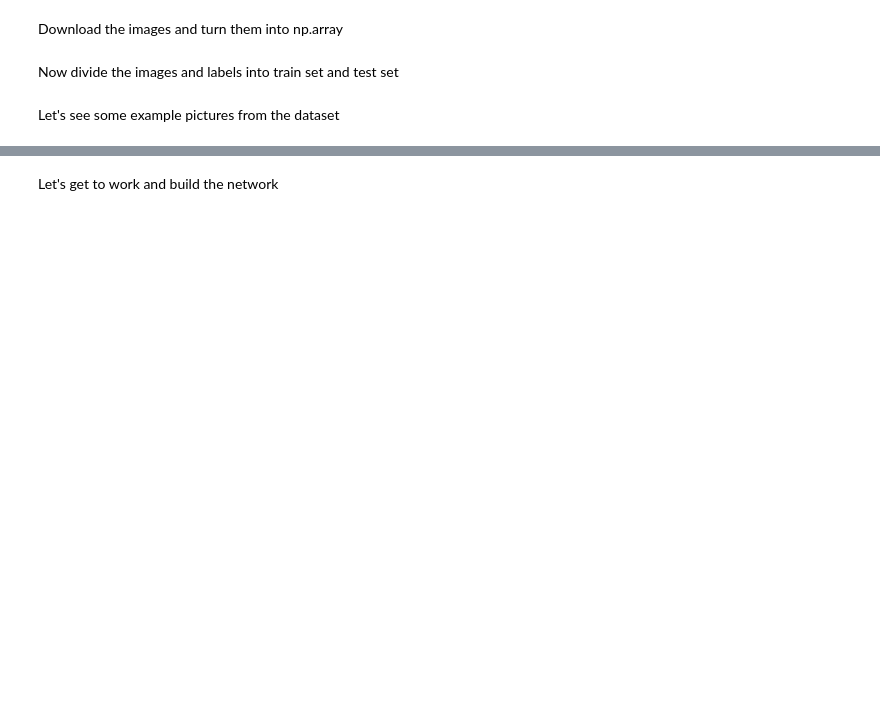
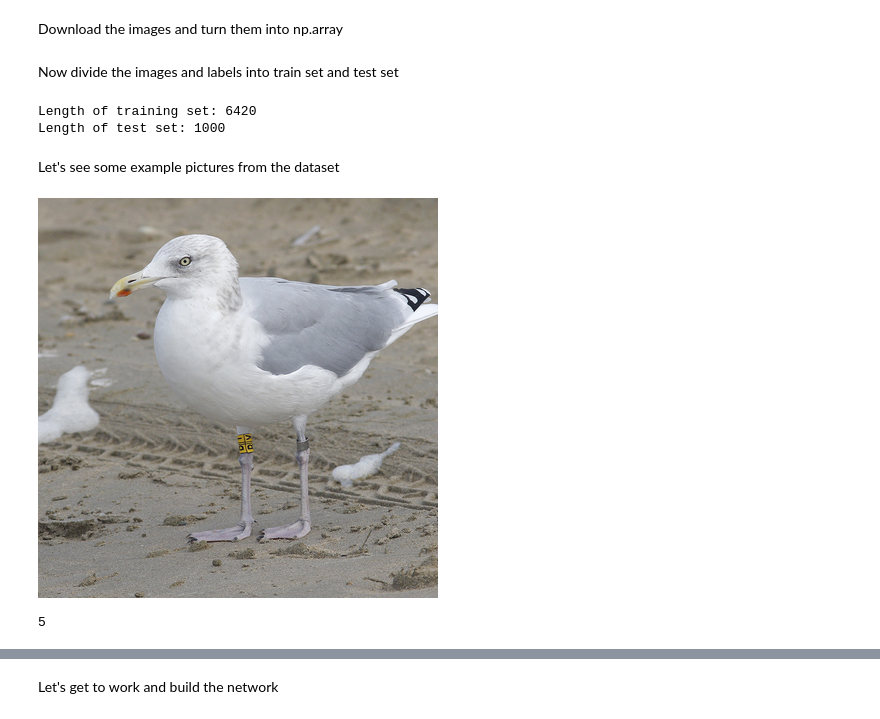
Before and after one commit to bazylip/gulls-ai-guide, a Jupyter notebook: gulls_guide.ipynb, the cells around one changed output, grey strips where cells are left out. Cells and saved outputs as stored; diff of their text form; code cells hidden in the pictures; blank space fills up the shorter version.

```diff
--- a/gulls_guide.ipynb
+++ b/gulls_guide.ipynb
@@ -102,35 +107,62 @@ for age in image_urls.keys():
 # %%
-for tup in images_and_labels:
-  if tup[0].shape != (400,400,3):
-    images_and_labels.remove(tup)
+if DOWNLOAD_FILES:
+  for tup in images_and_labels:
+    if tup[0].shape != (400,400,3):
+      images_and_labels.pop(images_and_labels.index(tup))
 # %% [markdown]
 Now divide the images and labels into train set and test set
 # %%
-random.shuffle(images_and_labels)
-train_set_size = 1000
+if DOWNLOAD_FILES:
+  random.shuffle(images_and_labels)
+  train_set_size = 1000
 
-train_images = np.asarray([tup[0] for tup in images_and_labels][:-train_set_size])
-train_labels = np.asarray([tup[1]-1 for tup in images_and_labels][:-train_set_size])
+  train_images = np.asarray([tup[0] for tup in images_and_labels][:-train_set_size])
+  train_labels = np.asarray([tup[1]-1 for tup in images_and_labels][:-train_set_size])
 
-test_images = np.asarray([tup[0] for tup in images_and_labels][-train_set_size:])
-test_labels = np.asarray([tup[1]-1 for tup in images_and_labels][-train_set_size:])
+  test_images = np.asarray([tup[0] for tup in images_and_labels][-train_set_size:])
+  test_labels = np.asarray([tup[1]-1 for tup in images_and_labels][-train_set_size:])
+
+  np_arrays = [train_images, train_labels, test_images, test_labels]
+  np_arrays_names = ["train_images", "train_labels", "test_images", "test_labels"]
+  for np_array, np_array_name in zip(np_arrays, np_arrays_names):
+    with open(f"/content/drive/My Drive/{np_array_name}.npy", "w+b") as f:
+      np.save(f, np_array)
+else:
+  def load_binaries():
+    file_names = ["train_images", "train_labels", "test_images", "test_labels"]
+    nd_arrays = []
+
+    for file_name in file_names:
+      with open(f"/content/drive/My Drive/{file_name}.npy", "rb") as f:
+        nd_arrays.append(np.load(f))
+
+    return (nd_arrays[0], nd_arrays[1]), (nd_arrays[2], nd_arrays[3])
+
+  (train_images, train_labels), (test_images, test_labels) = load_binaries()
+
 
 print(f"Length of training set: {len(train_images)}")
 print(f"Length of test set: {len(test_images)}")
+# %% [output]
+Length of training set: 6420
+Length of test set: 1000
 # %% [markdown]
 Let's see some example pictures from the dataset
 # %%
 def numpy2pil(np_array):
     assert_msg = 'Input shall be a HxWx3 ndarray'
     assert isinstance(np_array, np.ndarray), assert_msg
     assert len(np_array.shape) == 3, assert_msg
     assert np_array.shape[2] == 3, assert_msg
 
     img = Image.fromarray(np_array, 'RGB')
     return img
 
-display(numpy2pil(train_images[0]))
-print(train_labels[0]+1)
+display(numpy2pil(train_images[1]))
+print(train_labels[1]+1)
+# %% [output]
+[figure, added]
+5
 # %%
 plt.figure(figsize=(10,10))
 random_inds = np.random.choice(4000,9)
```
Also changed, not shown: parts of 11 cells of this notebook.
